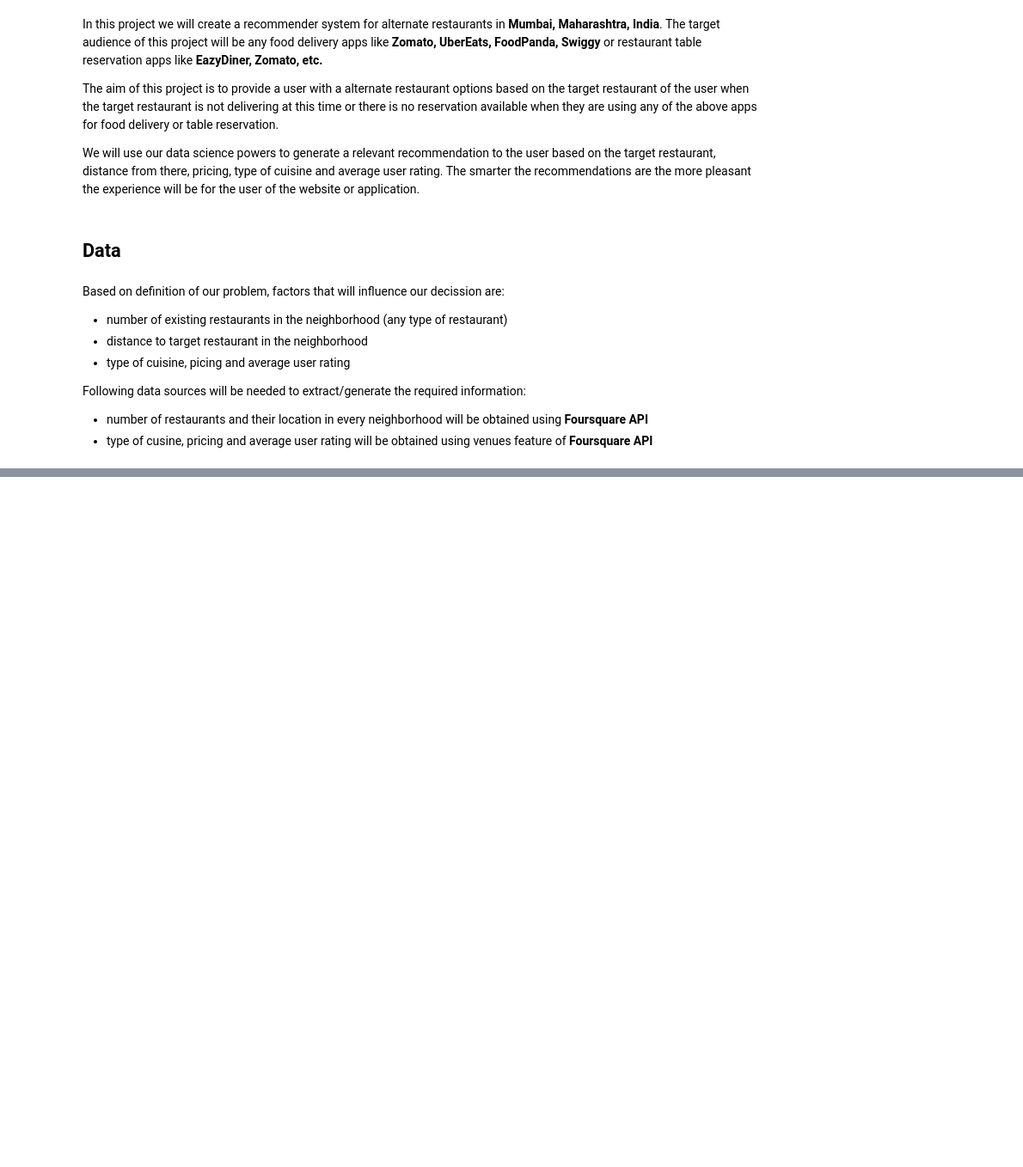
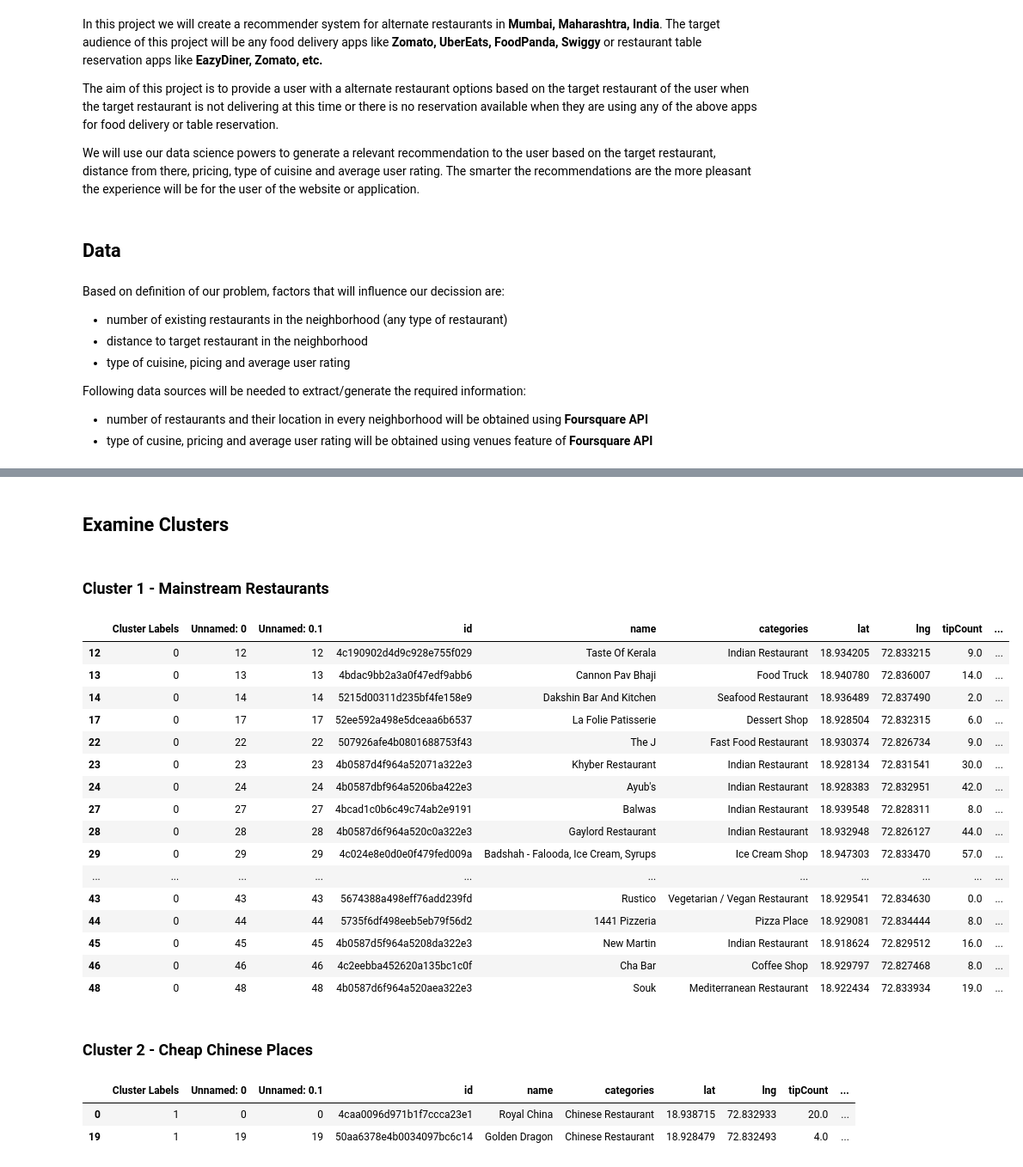
Before and after one commit to apgosar/Coursera_Capstone, a Jupyter notebook: The Battle of Neighborhoods.ipynb, the cells around one changed output, grey strips where cells are left out. Shown at 86% size. Cells and saved outputs as stored; diff of their text form; code cells hidden in the pictures; blank space fills up the shorter version.

```diff
--- a/The Battle of Neighborhoods.ipynb
+++ b/The Battle of Neighborhoods.ipynb
@@ -33,0 +520,32 @@ Following data sources will be needed to extract/generate the required informati
+# %% [markdown]
+## Examine Clusters
+# %% [markdown]
+### Cluster 1 - Mainstream Restaurants
+# %%
+mumbai_restaurants.loc[mumbai_restaurants['Cluster Labels'] == 0]
+# %% [output]
+|  | Cluster Labels | Unnamed: 0 | Unnamed: 0.1 | id | name | categories | lat | lng | tipCount | ... |
+| 12 | 0 | 12 | 12 | 4c190902d4d9c928e755f029 | Taste Of Kerala | Indian Restaurant | 18.934205 | 72.833215 | 9.0 | ... |
+| 13 | 0 | 13 | 13 | 4bdac9bb2a3a0f47edf9abb6 | Cannon Pav Bhaji | Food Truck | 18.940780 | 72.836007 | 14.0 | ... |
+| 14 | 0 | 14 | 14 | 5215d00311d235bf4fe158e9 | Dakshin Bar And Kitchen | Seafood Restaurant | 18.936489 | 72.837490 | 2.0 | ... |
+| 17 | 0 | 17 | 17 | 52ee592a498e5dceaa6b6537 | La Folie Patisserie | Dessert Shop | 18.928504 | 72.832315 | 6.0 | ... |
+| 22 | 0 | 22 | 22 | 507926afe4b0801688753f43 | The J | Fast Food Restaurant | 18.930374 | 72.826734 | 9.0 | ... |
+| 23 | 0 | 23 | 23 | 4b0587d4f964a52071a322e3 | Khyber Restaurant | Indian Restaurant | 18.928134 | 72.831541 | 30.0 | ... |
+| 24 | 0 | 24 | 24 | 4b0587dbf964a5206ba422e3 | Ayub's | Indian Restaurant | 18.928383 | 72.832951 | 42.0 | ... |
+| 27 | 0 | 27 | 27 | 4bcad1c0b6c49c74ab2e9191 | Balwas | Indian Restaurant | 18.939548 | 72.828311 | 8.0 | ... |
+| 28 | 0 | 28 | 28 | 4b0587d6f964a520c0a322e3 | Gaylord Restaurant | Indian Restaurant | 18.932948 | 72.826127 | 44.0 | ... |
+| 29 | 0 | 29 | 29 | 4c024e8e0d0e0f479fed009a | Badshah - Falooda, Ice Cream, Syrups | Ice Cream Shop | 18.947303 | 72.833470 | 57.0 | ... |
+| ... | ... | ... | ... | ... | ... | ... | ... | ... | ... | ... |
+| 43 | 0 | 43 | 43 | 5674388a498eff76add239fd | Rustico | Vegetarian / Vegan Restaurant | 18.929541 | 72.834630 | 0.0 | ... |
+| 44 | 0 | 44 | 44 | 5735f6df498eeb5eb79f56d2 | 1441 Pizzeria | Pizza Place | 18.929081 | 72.834444 | 8.0 | ... |
+| 45 | 0 | 45 | 45 | 4b0587d5f964a5208da322e3 | New Martin | Indian Restaurant | 18.918624 | 72.829512 | 16.0 | ... |
+| 46 | 0 | 46 | 46 | 4c2eebba452620a135bc1c0f | Cha Bar | Coffee Shop | 18.929797 | 72.827468 | 8.0 | ... |
+| 48 | 0 | 48 | 48 | 4b0587d6f964a520aea322e3 | Souk | Mediterranean Restaurant | 18.922434 | 72.833934 | 19.0 | ... |
+# %% [markdown]
+### Cluster 2 - Cheap Chinese Places
+# %%
+mumbai_restaurants.loc[mumbai_restaurants['Cluster Labels'] == 1]
+# %% [output]
+|  | Cluster Labels | Unnamed: 0 | Unnamed: 0.1 | id | name | categories | lat | lng | tipCount | ... |
+| 0 | 1 | 0 | 0 | 4caa0096d971b1f7ccca23e1 | Royal China | Chinese Restaurant | 18.938715 | 72.832933 | 20.0 | ... |
+| 19 | 1 | 19 | 19 | 50aa6378e4b0034097bc6c14 | Golden Dragon | Chinese Restaurant | 18.928479 | 72.832493 | 4.0 | ... |
```
Also changed, not shown: parts of 66 cells of this notebook.
